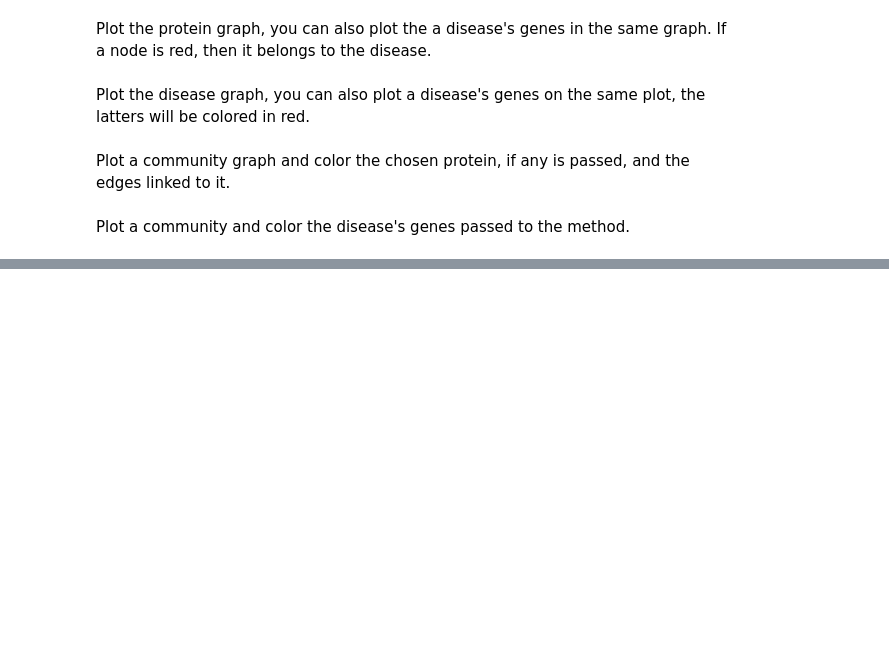
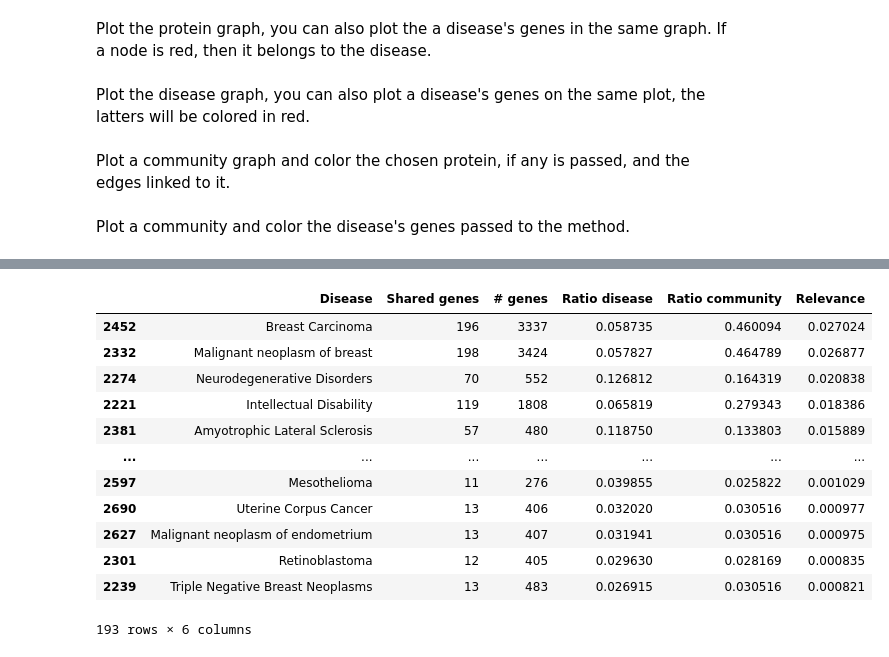
Before and after one commit to nikodallanoce/ComputationalHealthLaboratory, a Jupyter notebook: Project_CHL.ipynb, the cells around one changed output, grey strips where cells are left out. Cells and saved outputs as stored; diff of their text form; code cells hidden in the pictures; blank space fills up the shorter version.

```diff
--- a/Project_CHL.ipynb
+++ b/Project_CHL.ipynb
@@ -1326,0 +1371,17 @@ aspetta ancora
+# %%
+communities_rank[(communities_rank["Community"]==9) &
+                             (communities_rank["Shared genes"] > 10)].sort_values(by="Relevance", ascending=False).drop("Community", axis=1)
+# %% [output]
+|  | Disease | Shared genes | # genes | Ratio disease | Ratio community | Relevance |
+| 2452 | Breast Carcinoma | 196 | 3337 | 0.058735 | 0.460094 | 0.027024 |
+| 2332 | Malignant neoplasm of breast | 198 | 3424 | 0.057827 | 0.464789 | 0.026877 |
+| 2274 | Neurodegenerative Disorders | 70 | 552 | 0.126812 | 0.164319 | 0.020838 |
+| 2221 | Intellectual Disability | 119 | 1808 | 0.065819 | 0.279343 | 0.018386 |
+| 2381 | Amyotrophic Lateral Sclerosis | 57 | 480 | 0.118750 | 0.133803 | 0.015889 |
+| ... | ... | ... | ... | ... | ... | ... |
+| 2597 | Mesothelioma | 11 | 276 | 0.039855 | 0.025822 | 0.001029 |
+| 2690 | Uterine Corpus Cancer | 13 | 406 | 0.032020 | 0.030516 | 0.000977 |
+| 2627 | Malignant neoplasm of endometrium | 13 | 407 | 0.031941 | 0.030516 | 0.000975 |
+| 2301 | Retinoblastoma | 12 | 405 | 0.029630 | 0.028169 | 0.000835 |
+| 2239 | Triple Negative Breast Neoplasms | 13 | 483 | 0.026915 | 0.030516 | 0.000821 |
+193 rows × 6 columns
```
Also changed, not shown: parts of 3 cells of this notebook.
